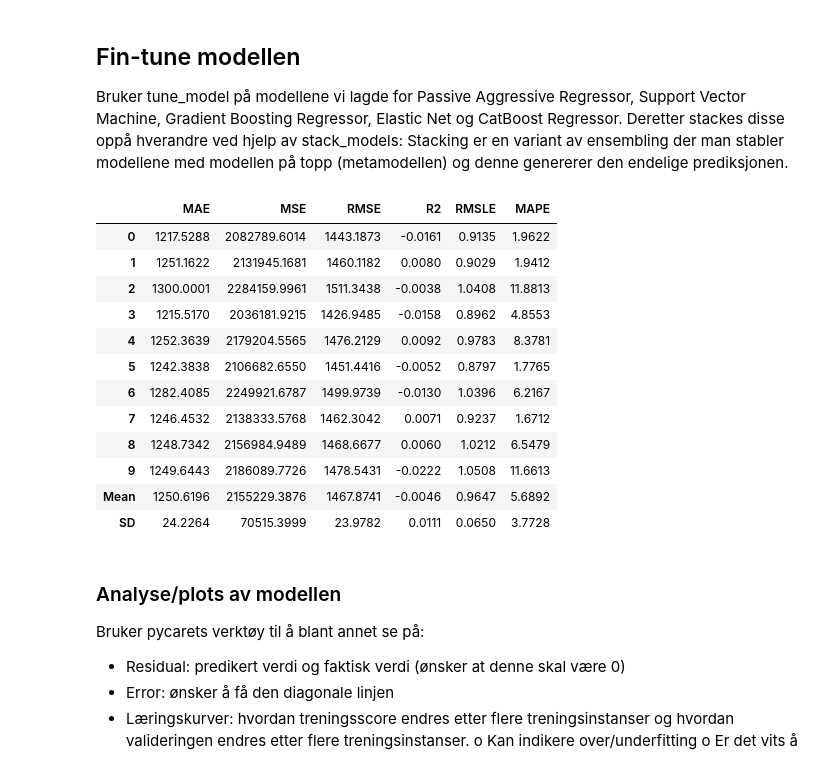
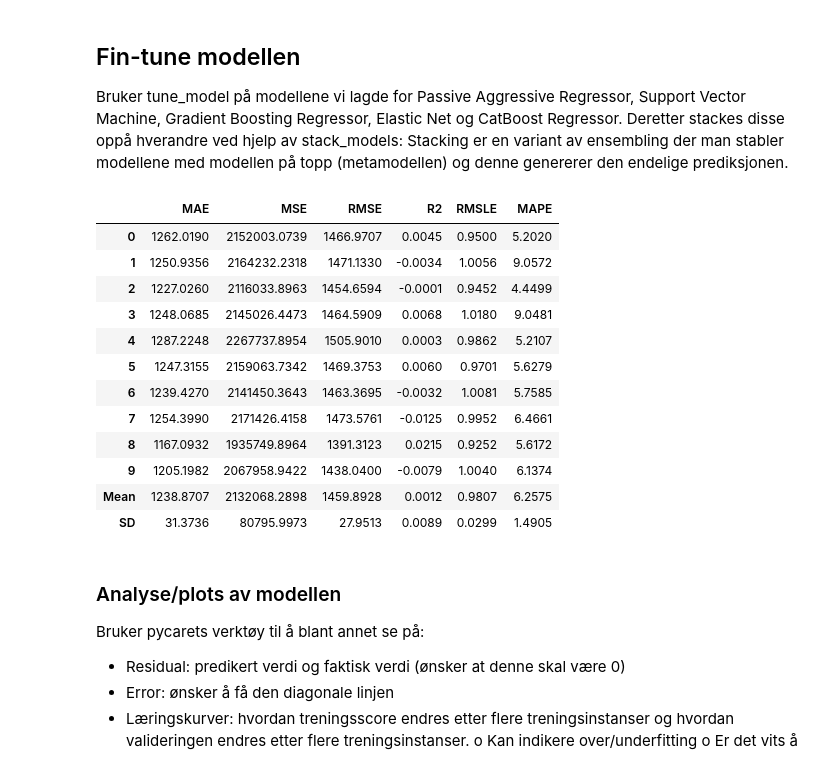
Before and after one commit to h577870/DAT158_ML2, a Jupyter notebook: Customer-revenue-prediction.ipynb, the cells around one changed output. Cells and saved outputs as stored; diff of their text form; code cells hidden in the pictures.

```diff
--- a/Customer-revenue-prediction.ipynb
+++ b/Customer-revenue-prediction.ipynb
@@ -395,0 +382,2 @@ model_pareg = create_model('par')
+# %%
+model_lasso = create_model('lasso')
@@ -415,0 +402,2 @@ tuned_pareg = tune_model(model_pareg)
+# %%
+tuned_lasso = tune_model(model_lasso)
@@ -458,21 +460,21 @@ plot_model(create_gbr, plot='feature')
 Bruker tune_model på modellene vi lagde for Passive Aggressive Regressor, Support Vector Machine, Gradient Boosting Regressor, Elastic Net og CatBoost Regressor. Deretter stackes disse oppå hverandre ved hjelp av stack_models:
 Stacking er en variant av ensembling der man stabler modellene med modellen på topp (metamodellen) og denne genererer den endelige prediksjonen.
 # %%
-stacker = stack_models(estimator_list = [tuned_pareg, model_svm, tuned_cat, tuned_elastic], meta_model = create_gbr)
+stacker = stack_models(estimator_list = [tuned_lasso, model_svm, tuned_cat, tuned_elastic], meta_model = create_gbr)
 # %% [output]
 |  | MAE | MSE | RMSE | R2 | RMSLE | MAPE |
-| 0 | 1217.5288 | 2082789.6014 | 1443.1873 | -0.0161 | 0.9135 | 1.9622 |
-| 1 | 1251.1622 | 2131945.1681 | 1460.1182 | 0.0080 | 0.9029 | 1.9412 |
-| 2 | 1300.0001 | 2284159.9961 | 1511.3438 | -0.0038 | 1.0408 | 11.8813 |
-| 3 | 1215.5170 | 2036181.9215 | 1426.9485 | -0.0158 | 0.8962 | 4.8553 |
-| 4 | 1252.3639 | 2179204.5565 | 1476.2129 | 0.0092 | 0.9783 | 8.3781 |
-| 5 | 1242.3838 | 2106682.6550 | 1451.4416 | -0.0052 | 0.8797 | 1.7765 |
-| 6 | 1282.4085 | 2249921.6787 | 1499.9739 | -0.0130 | 1.0396 | 6.2167 |
-| 7 | 1246.4532 | 2138333.5768 | 1462.3042 | 0.0071 | 0.9237 | 1.6712 |
-| 8 | 1248.7342 | 2156984.9489 | 1468.6677 | 0.0060 | 1.0212 | 6.5479 |
-| 9 | 1249.6443 | 2186089.7726 | 1478.5431 | -0.0222 | 1.0508 | 11.6613 |
-| Mean | 1250.6196 | 2155229.3876 | 1467.8741 | -0.0046 | 0.9647 | 5.6892 |
-| SD | 24.2264 | 70515.3999 | 23.9782 | 0.0111 | 0.0650 | 3.7728 |
+| 0 | 1262.0190 | 2152003.0739 | 1466.9707 | 0.0045 | 0.9500 | 5.2020 |
+| 1 | 1250.9356 | 2164232.2318 | 1471.1330 | -0.0034 | 1.0056 | 9.0572 |
+| 2 | 1227.0260 | 2116033.8963 | 1454.6594 | -0.0001 | 0.9452 | 4.4499 |
+| 3 | 1248.0685 | 2145026.4473 | 1464.5909 | 0.0068 | 1.0180 | 9.0481 |
+| 4 | 1287.2248 | 2267737.8954 | 1505.9010 | 0.0003 | 0.9862 | 5.2107 |
+| 5 | 1247.3155 | 2159063.7342 | 1469.3753 | 0.0060 | 0.9701 | 5.6279 |
+| 6 | 1239.4270 | 2141450.3643 | 1463.3695 | -0.0032 | 1.0081 | 5.7585 |
+| 7 | 1254.3990 | 2171426.4158 | 1473.5761 | -0.0125 | 0.9952 | 6.4661 |
+| 8 | 1167.0932 | 1935749.8964 | 1391.3123 | 0.0215 | 0.9252 | 5.6172 |
+| 9 | 1205.1982 | 2067958.9422 | 1438.0400 | -0.0079 | 1.0040 | 6.1374 |
+| Mean | 1238.8707 | 2132068.2898 | 1459.8928 | 0.0012 | 0.9807 | 6.2575 |
+| SD | 31.3736 | 80795.9973 | 27.9513 | 0.0089 | 0.0299 | 1.4905 |
 # %% [markdown]
 ### Analyse/plots av modellen
 Bruker pycarets verktøy til å blant annet se på:
```
Also changed, not shown: parts of 20 cells of this notebook, 2 other files.
